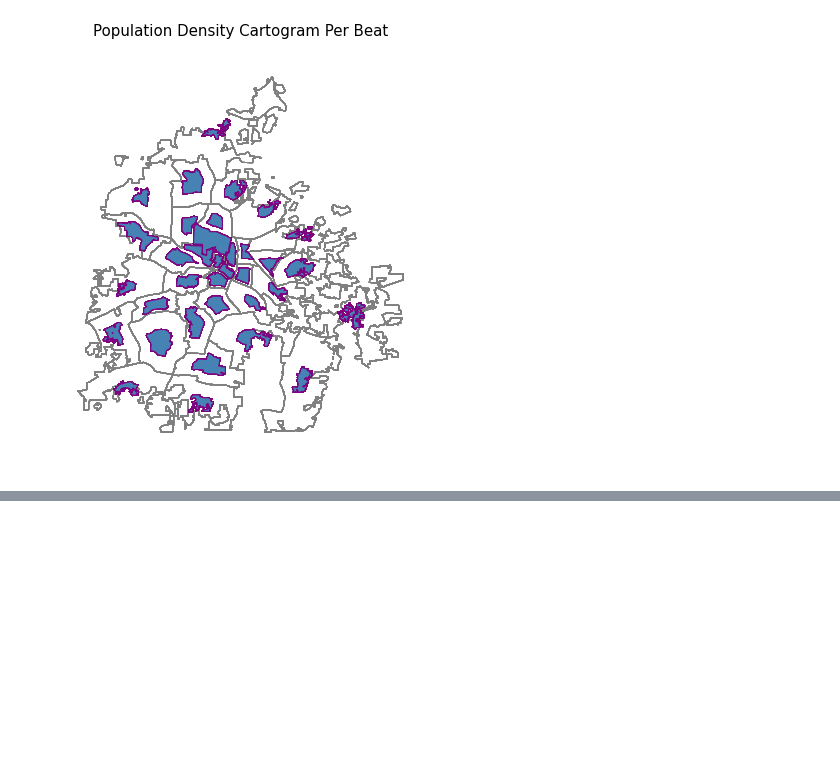
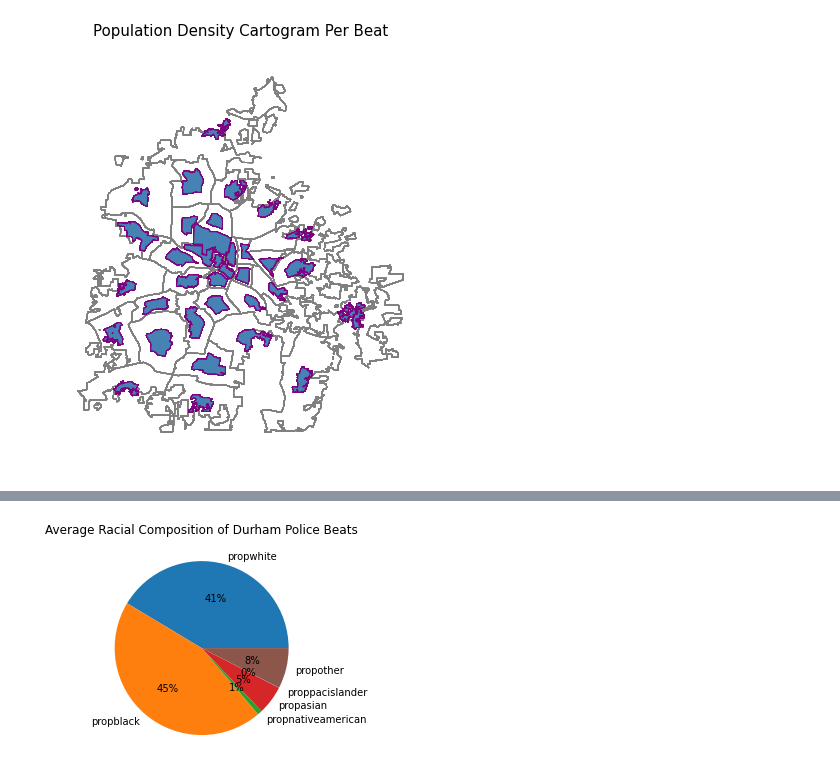
Before and after one commit to sadiesheridan/dataplus-project27-community-safety-durham, a Jupyter notebook: 10_code/EDA.ipynb, the cells around one changed output, grey strips where cells are left out. Drawn from its saved outputs; the diff is of its cells as text; code cells hidden in the pictures; blank space fills up the shorter version.

```diff
--- a/10_code/EDA.ipynb
+++ b/10_code/EDA.ipynb
@@ -982,0 +1001,8 @@ plt.show()
+# %%
+#Create new data frame that is just proportions for all of Durham
+justpropDurham = beatracewithcalls[['propwhite', 'propblack', 'propnativeamerican', 'propasian', 'proppacislander', 'propother']]
+# %%
+#Pie chart for justpropDurham
+justpropDurham.mean().plot.pie(ylabel='', title='Average Racial Composition of Durham Police Beats', autopct='%1.0f%%');
+# %% [output]
+[figure, added]
```
Also changed, not shown: parts of 10 cells of this notebook.
